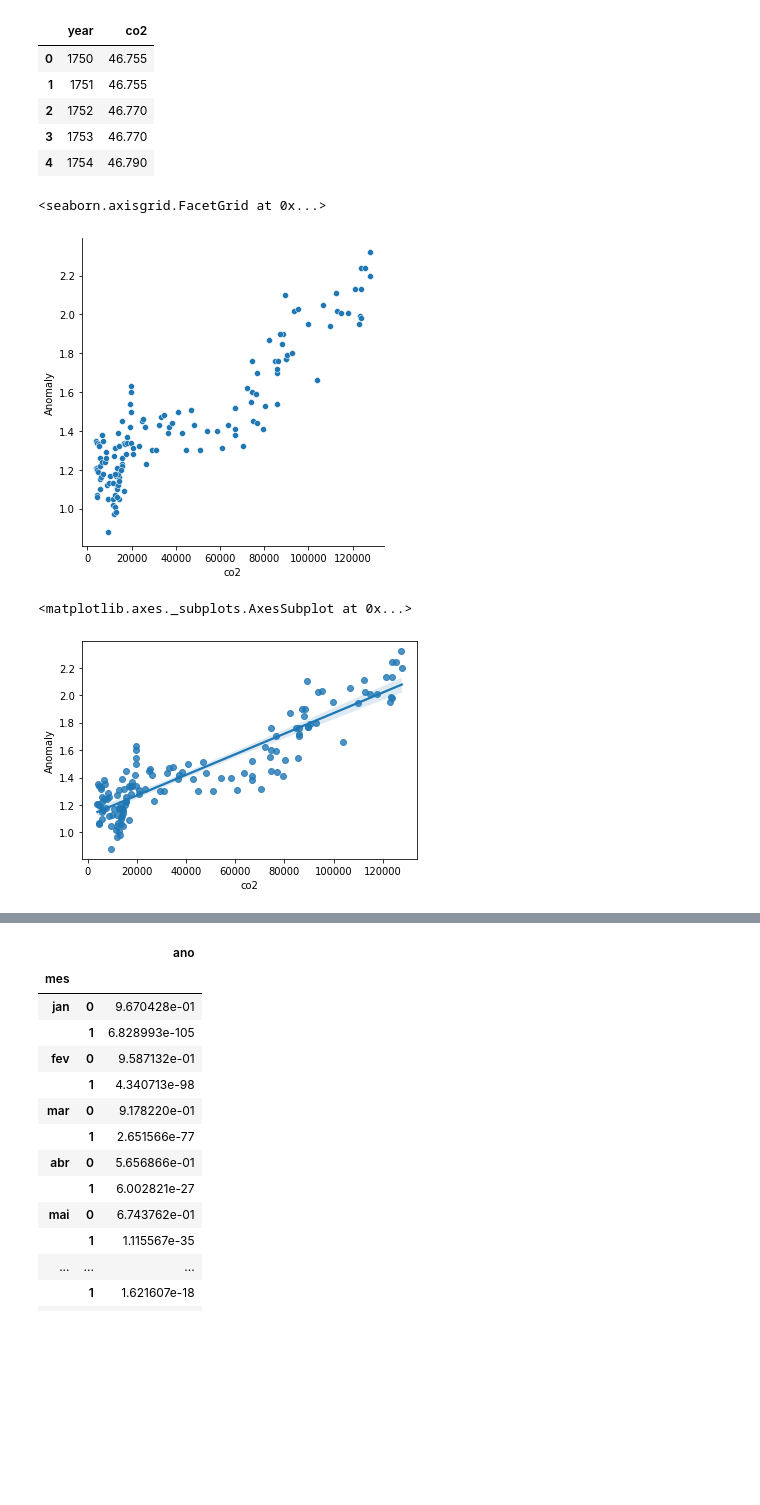
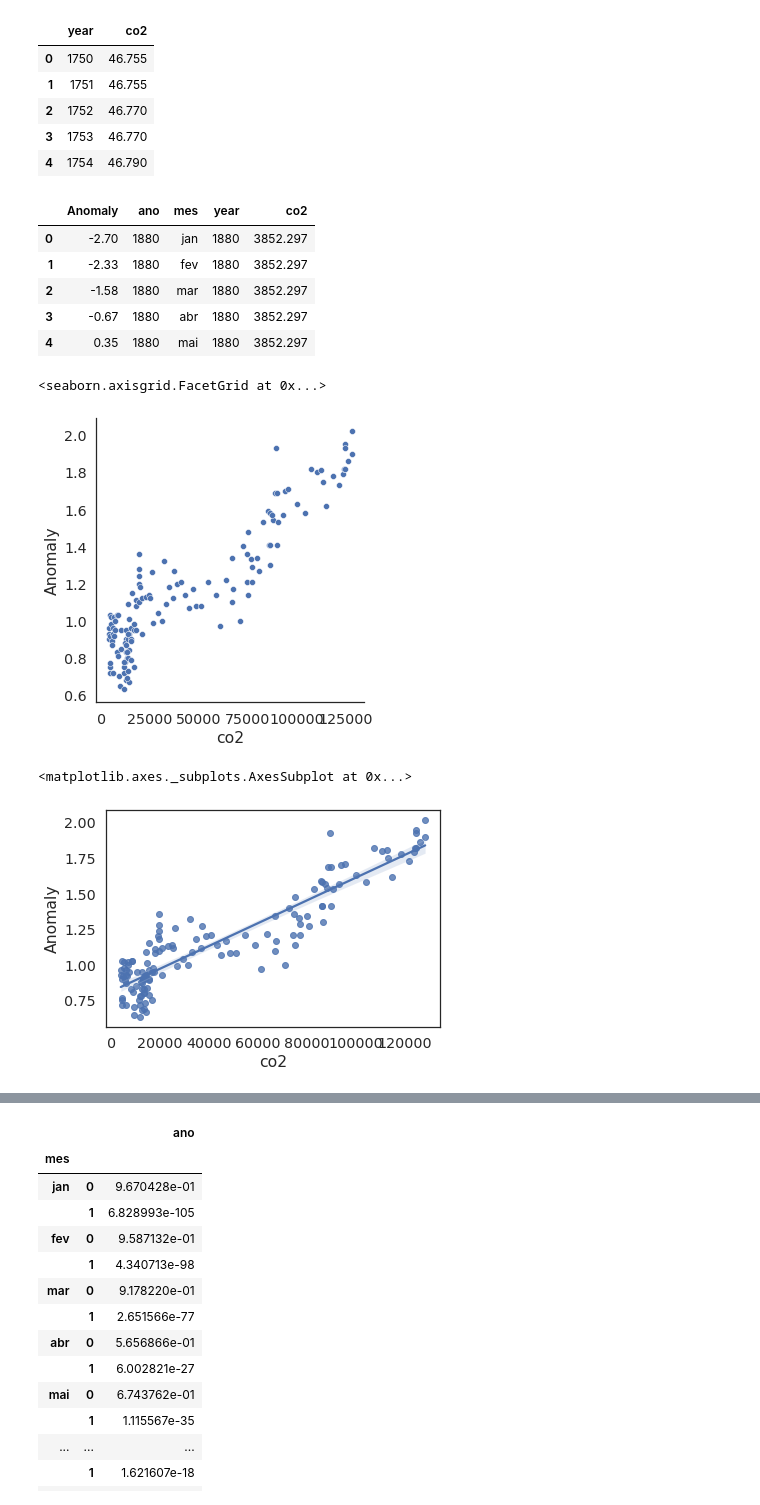
Before and after one commit to alexlopespereira/enapespcd2021, a Jupyter notebook: D9/Notebooks/Aula1_GraficosStoryTelling.ipynb, the cells around one changed output, grey strips where cells are left out. Drawn from its saved outputs; the diff is of its cells as text; code cells hidden in the pictures; blank space fills up the shorter version.

```diff
--- a/D9/Notebooks/Aula1_GraficosStoryTelling.ipynb
+++ b/D9/Notebooks/Aula1_GraficosStoryTelling.ipynb
@@ -171,19 +217,27 @@ dfco2g.head()
 # %%
 # Faça o merge dos dois dataframes: de temperatura e de CO2
 dfmerge = df.merge(dfco2g, left_on='ano', right_on='year')
+dfmerge.head()
+# %% [output]
+|  | Anomaly | ano | mes | year | co2 |
+| 0 | -2.70 | 1880 | jan | 1880 | 3852.297 |
+| 1 | -2.33 | 1880 | fev | 1880 | 3852.297 |
+| 2 | -1.58 | 1880 | mar | 1880 | 3852.297 |
+| 3 | -0.67 | 1880 | abr | 1880 | 3852.297 |
+| 4 | 0.35 | 1880 | mai | 1880 | 3852.297 |
 # %%
 # Plote um grafico scatter das duas variáveis de interesse.
 # Qual intervalo de valores você usaria? Qual subconjunto de pontos do dataset? Por que?
-sns.relplot(kind='scatter', data=dfmerge[dfmerge['mes']=='54'], y='Anomaly', x='co2')
+sns.relplot(kind='scatter', data=dfmerge[dfmerge['mes']=='jun'], y='Anomaly', x='co2')
 # %% [output]
 <seaborn.axisgrid.FacetGrid at 0x...>
-[figure, old version]
+[figure, new version]
 # %%
 # Plote a reta da regressão linear usando a função regplot do seaborn
-sns.regplot(data=dfmerge[dfmerge['mes']=='54'], y='Anomaly', x='co2')
+sns.regplot(data=dfmerge[dfmerge['mes']=='jun'], y='Anomaly', x='co2')
 # %% [output]
 <matplotlib.axes._subplots.AxesSubplot at 0x...>
-[figure, old version]
+[figure, new version]
 # %%
 # Plote um grid de gráficos de regressão linear usando o método lmplot do seaborn. Qual argumento usar para separar as colunas? Qual valor passar nesse argumento?
 sns.lmplot(data=dfmerge, y='Anomaly', x='co2', col_wrap=3, col='mes', aspect=1.5)
```
Also changed, not shown: parts of 9 cells of this notebook, 4 other files.
